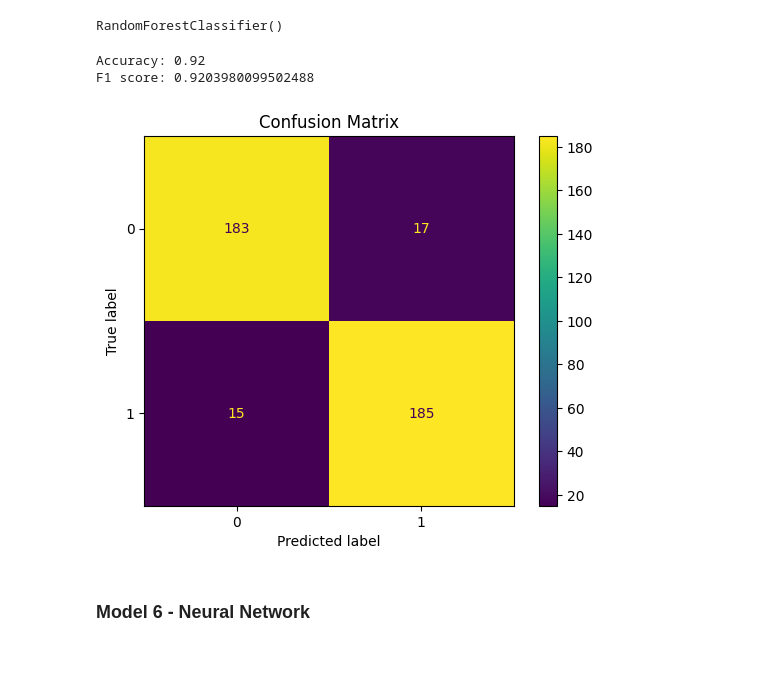
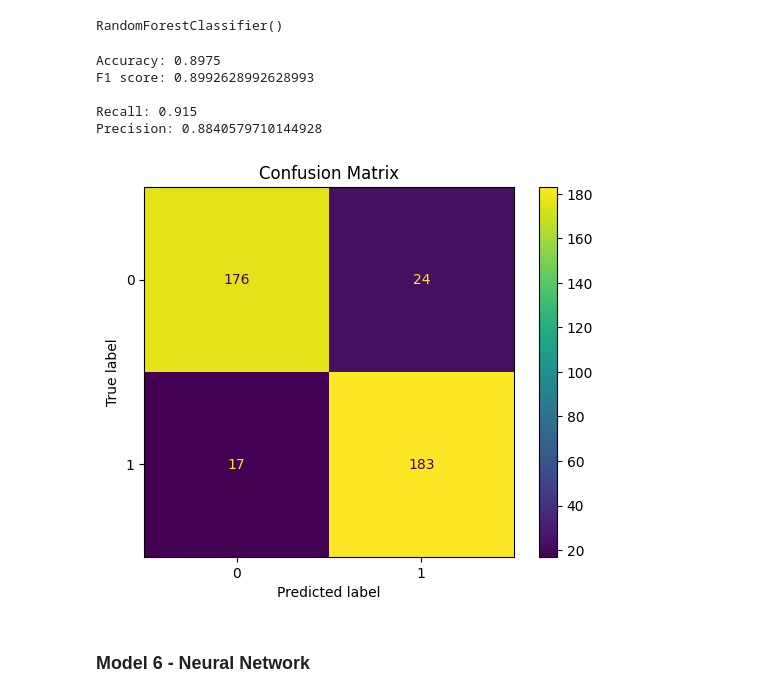
Before and after one commit to KubaCzech/Fake-news-detector, a Jupyter notebook: project.ipynb, the cells around one changed output. Cells and saved outputs as stored; diff of their text form; code cells hidden in the pictures; blank space fills up the shorter version.

```diff
--- a/project.ipynb
+++ b/project.ipynb
@@ -128,7 +197,7 @@ F1 score: 0.945273631840796
 ### **Model 2 - Logistic Regression**
 # %%
 lr_clf = LogisticRegression()
-lr_clf.fit(X_train_features, y_train_pre)
+lr_clf.fit(X_train_contextual, y_train_pre)
 # %% [output]
 LogisticRegression()
 # %%
@@ -142,7 +214,7 @@ F1 score: 0.9576059850374065
 ### **Model 3 - kNN**
 # %%
 knn = KNeighborsClassifier(n_neighbors=10)
-knn.fit(X_train_features, y_train_pre)
+knn.fit(X_train_contextual, y_train_pre)
 # %% [output]
 KNeighborsClassifier(n_neighbors=10)
 # %%
@@ -156,7 +231,7 @@ F1 score: 0.9195979899497487
 ### **Model 4 - Decision Tree** ##
 # %%
 tree_clf = DecisionTreeClassifier(criterion="entropy")
-tree_clf.fit(X_train_features, y_train_pre)
+tree_clf.fit(X_train_contextual, y_train_pre)
 # %% [output]
 DecisionTreeClassifier(criterion='entropy')
 # %%
@@ -170,16 +248,19 @@ F1 score: 0.8522167487684729
 ### **Model 5 - Random Forests** ##
 # %%
 rf = RandomForestClassifier()
-rf.fit(X_train_features, y_train_pre)
+rf.fit(X_train_contextual, y_train_pre)
 # %% [output]
 RandomForestClassifier()
 # %%
-pred = rf.predict(X_test_features)
-display_metrics(rf, y_test_pre, pred)
+pred_rf_contextual = rf.predict(X_test_contextual)
+display_metrics(rf, y_test_pre, pred_rf_contextual)
 # %% [output]
-Accuracy: 0.92
-F1 score: 0.9203980099502488
+Accuracy: 0.8975
+F1 score: 0.8992628992628993
+
+Recall: 0.915
+Precision: 0.8840579710144928
-[figure, old version]
+[figure, new version]
 # %% [markdown]
 ### **Model 6 - Neural Network**
 # %%
```
Also changed, not shown: parts of 31 cells of this notebook.
